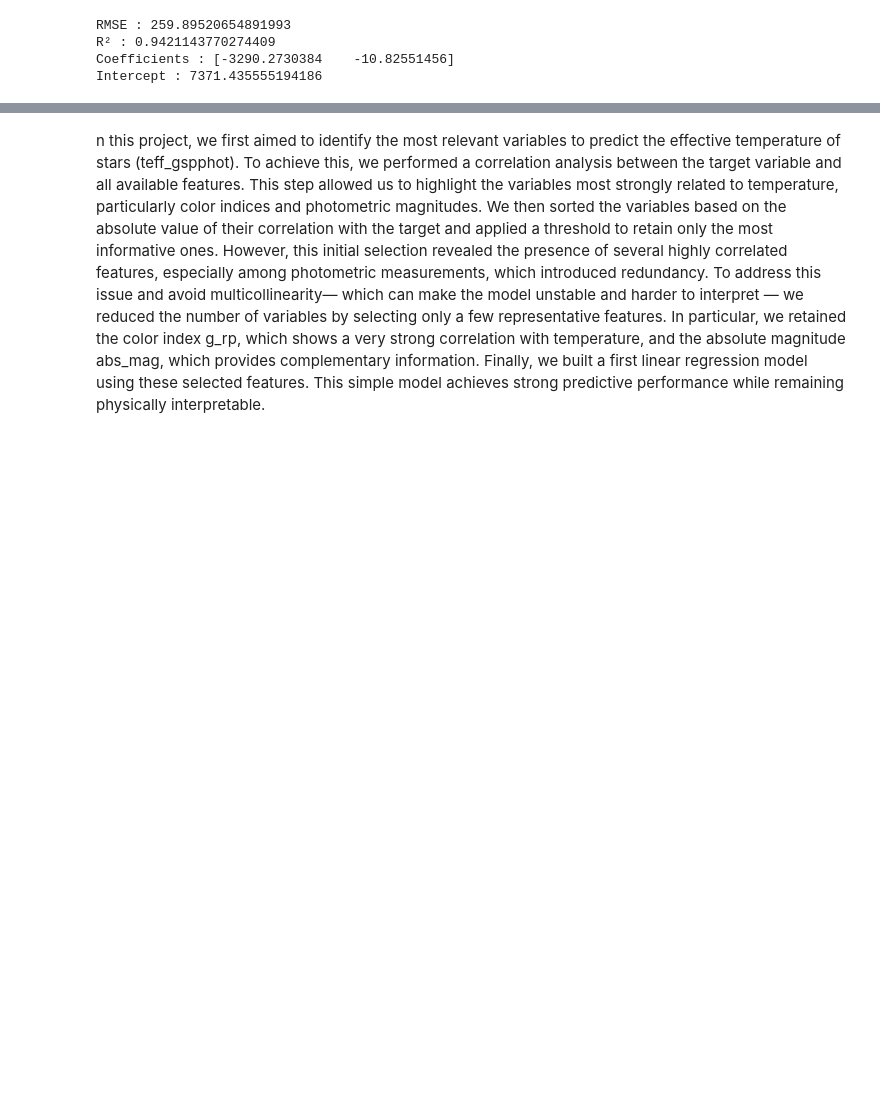
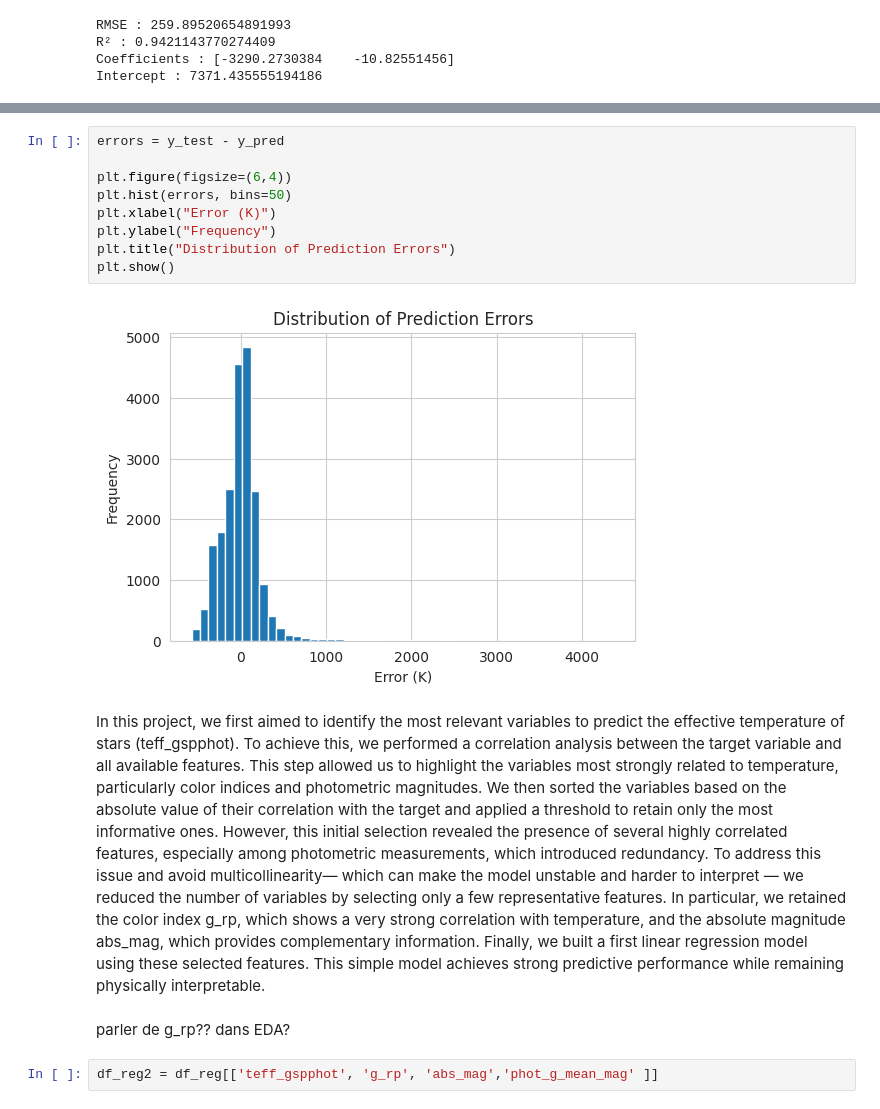
Before and after one commit to Valentinekrafft/Machinelearningproject, a Jupyter notebook: project_reg.ipynb, the cells around one changed output, grey strips where cells are left out. Saved outputs shown, nothing was run; the diff lists cells and outputs as text; blank space fills up the shorter version.

```diff
--- a/project_reg.ipynb
+++ b/project_reg.ipynb
@@ -743,5 +760,20 @@ Intercept : 7371.435555194186
+# %%
+errors = y_test - y_pred
+
+plt.figure(figsize=(6,4))
+plt.hist(errors, bins=50)
+plt.xlabel("Error (K)")
+plt.ylabel("Frequency")
+plt.title("Distribution of Prediction Errors")
+plt.show()
+# %% [output]
+[figure, added]
 # %% [markdown]
-n this project, we first aimed to identify the most relevant variables to predict the effective temperature of stars (teff_gspphot). To achieve this, we performed a correlation analysis between the target variable and all available features. This step allowed us to highlight the variables most strongly related to temperature, particularly color indices and photometric magnitudes.
+In this project, we first aimed to identify the most relevant variables to predict the effective temperature of stars (teff_gspphot). To achieve this, we performed a correlation analysis between the target variable and all available features. This step allowed us to highlight the variables most strongly related to temperature, particularly color indices and photometric magnitudes.
 We then sorted the variables based on the absolute value of their correlation with the target and applied a threshold to retain only the most informative ones. However, this initial selection revealed the presence of several highly correlated features, especially among photometric measurements, which introduced redundancy.
 To address this issue and avoid multicollinearity— which can make the model unstable and harder to interpret — we reduced the number of variables by selecting only a few representative features. In particular, we retained the color index g_rp, which shows a very strong correlation with temperature, and the absolute magnitude abs_mag, which provides complementary information.
 Finally, we built a first linear regression model using these selected features. This simple model achieves strong predictive performance while remaining physically interpretable.
+# %% [markdown]
+parler de g_rp?? dans EDA?
+# %%
+df_reg2 = df_reg[['teff_gspphot', 'g_rp', 'abs_mag','phot_g_mean_mag' ]]
```
Also changed, not shown: parts of 7 cells of this notebook.
